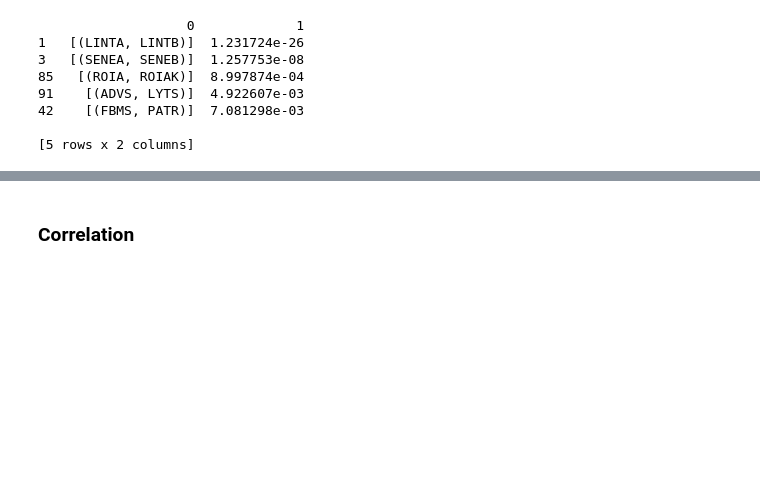
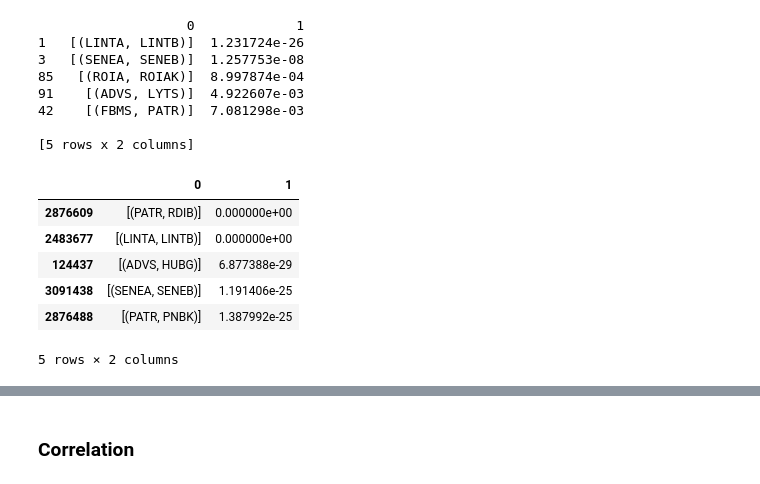
Before and after one commit to jeffreydarling/222project, a Jupyter notebook: ProjectFinal.ipynb, the cells around one changed output, grey strips where cells are left out. Drawn from its saved outputs; the diff is of its cells as text; code cells hidden in the pictures; blank space fills up the shorter version.

```diff
--- a/ProjectFinal.ipynb
+++ b/ProjectFinal.ipynb
@@ -657 +647,11 @@ print testsmallCoint
+# %%
+smallCoint.head()
+# %% [output]
+|  | 0 | 1 |
+| 2876609 | [(PATR, RDIB)] | 0.000000e+00 |
+| 2483677 | [(LINTA, LINTB)] | 0.000000e+00 |
+| 124437 | [(ADVS, HUBG)] | 6.877388e-29 |
+| 3091438 | [(SENEA, SENEB)] | 1.191406e-25 |
+| 2876488 | [(PATR, PNBK)] | 1.387992e-25 |
+5 rows × 2 columns
 # %%
```
Also changed, not shown: parts of 7 cells of this notebook, 3 other files.
